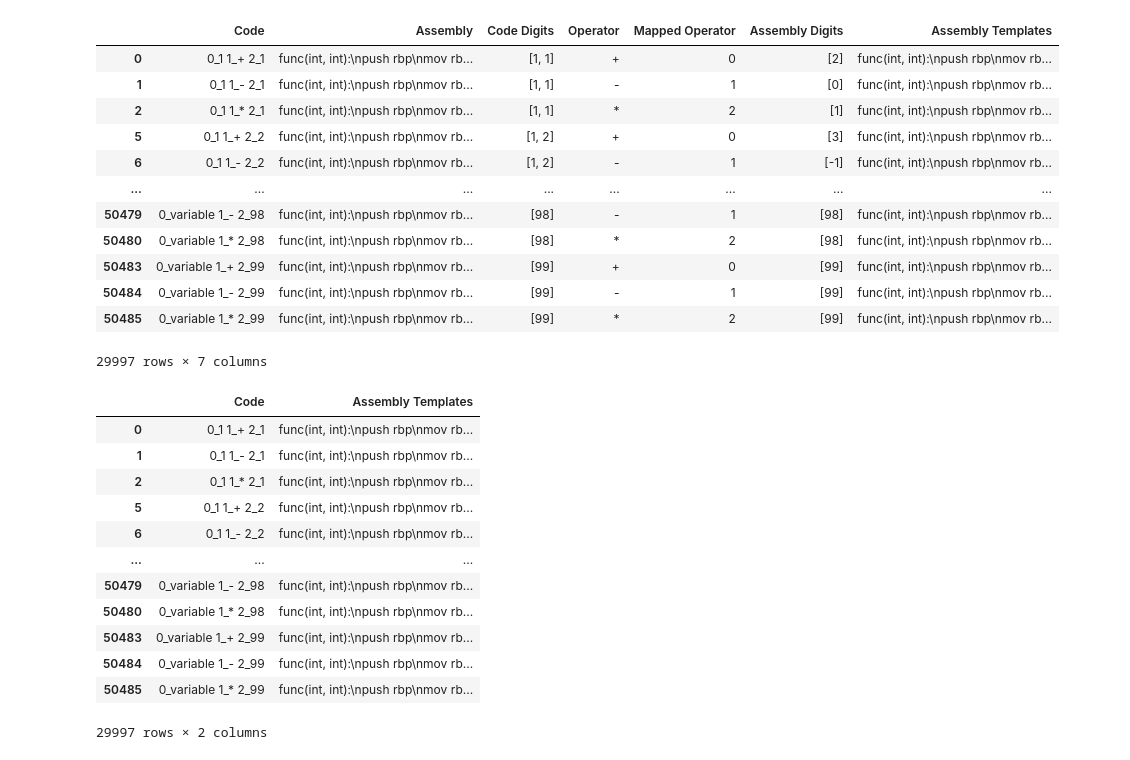
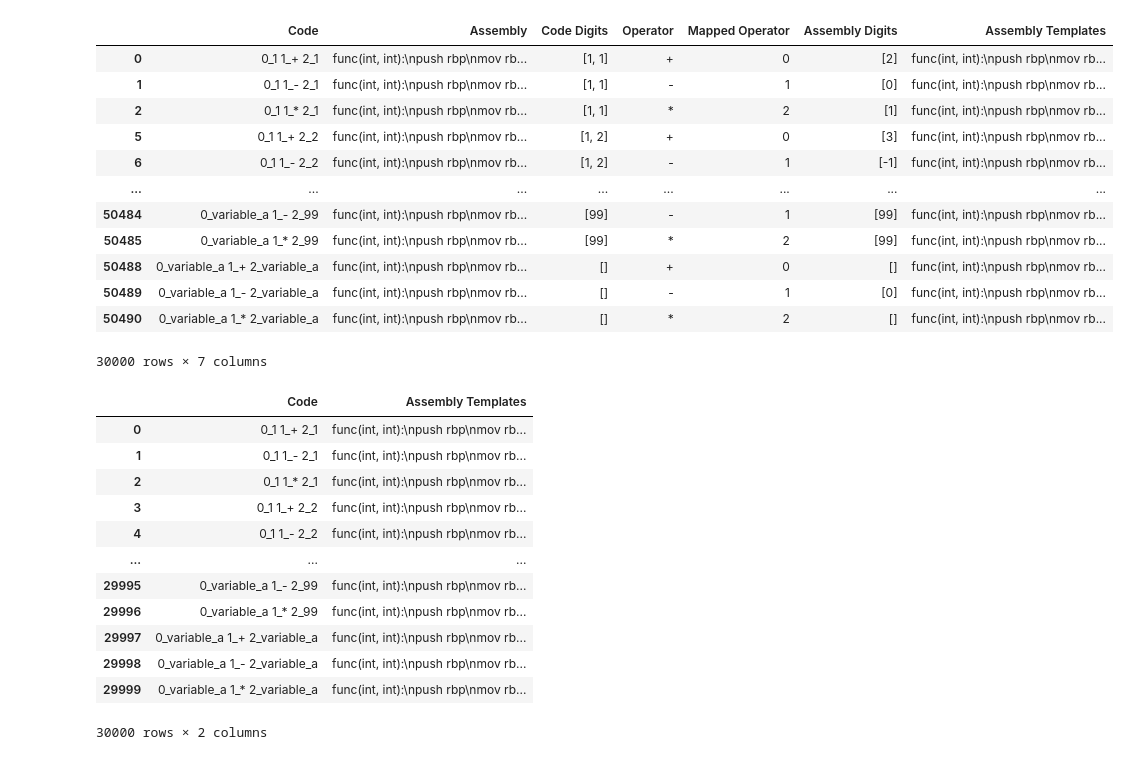
Before and after one commit to iownbey/ml-compiler, a Jupyter notebook: Compiler.ipynb, the cells around one changed output. Drawn from its saved outputs; the diff is of its cells as text; code cells hidden in the pictures.

```diff
--- a/Compiler.ipynb
+++ b/Compiler.ipynb
@@ -18,6 +18,6 @@ To enable the following instructions: AVX2 FMA, in other operations, rebuild Ten
 # %%
 data = pd.read_csv(
-    "./1-100 plus a and b.csv",
+    "./1-99 plus a and b.csv",
     names=["Code", "Assembly"])
 
 start_char = "Ø"
@@ -26,13 +26,14 @@ numerical_char = "✦"
 
 # Constrain data to constants or functions on a single variable, using the variable once
 data["Code"] = data["Code"].apply(lambda x: x.replace("int func(int a, int b)","int func()"))
-data = data[~data["Code"].str.contains(r' b |b;|a . a',regex=True)]
 # Fix function headers
 data["Code"] = data["Code"].apply(lambda x: x.replace("int func()","int func()") if re.search(r' a |a;',x) else x)
 # Add spaces around punctuation
 data["Code"] = data["Code"].apply(lambda x: re.sub(r'([\{\};\(\)\,])', r' \1 ', x))
 # normalize variable name to "variable"
-data["Code"] = data["Code"].apply(lambda x: x.replace(" a "," variable "))
+data["Code"] = data["Code"].apply(lambda x: x.replace(" a "," variable_a "))
+data = data[~data["Code"].str.contains(" b ")]
+#data["Code"] = data["Code"].apply(lambda x: x.replace(" b "," variable_b "))
 # Whitelist certain operators from the training set
 data = data[data["Code"].str.contains(r' \+ | \- | \* ', regex=True)]
 # pull digits for training
@@ -44,46 +45,45 @@ data["Code"] = data["Code"].apply(lambda x: re.sub(r' func| \{| \}| \(| \)|int|
 data["Operator"] = data["Code"].apply(lambda x: re.findall(r' [\+\-%*\/] ',x)[0])
 # Creates the lookup table from the Code templates and the processed assembly
 operator_lookup = data["Operator"].drop_duplicates().values.tolist()
 # Gets the operator index for each code sample
 data["Mapped Operator"] = data["Operator"].apply(lambda x: operator_lookup.index(x))
 
 # Strip the excess
 data["Code"] = data["Code"].apply(lambda x: x.replace("variable variable","variable"))
 # Adds positional data to the encodings
-def add_positiong_to_tokens(code):
+def add_positioning_to_tokens(code):
     tokens = code.split()
     for i in range(len(tokens)):
         tokens[i] = f"{i}_{tokens[i]}"
     return " ".join(tokens)
-data["Code"] = data["Code"].apply(lambda x: add_positiong_to_tokens(x))
+data["Code"] = data["Code"].apply(lambda x: add_positioning_to_tokens(x))
 
 # Convert assembly to "templates" which don't contain constant numbers derived from the code.
 # This vastly reduces the number of possible outputs for a given code line.
 # The model will manually fill in the template using data from the code after it has compiled it
 r_assembly_digit = r'(?<= )[\-]?\d+'
 data["Assembly Digits"] = data["Assembly"].apply(lambda x: re.findall(r_assembly_digit, x))
 data["Assembly Templates"] = data["Assembly"].apply(lambda x: re.sub(r_assembly_digit, numerical_char, x)) + f"\n{end_char}"
 
 data
 # %% [output]
 |  | Code | Assembly | Code Digits | Operator | Mapped Operator | Assembly Digits | Assembly Templates |
 | 0 | 0_1 1_+ 2_1 | func(int, int):\npush rbp\nmov rb... | [1, 1] | + | 0 | [2] | func(int, int):\npush rbp\nmov rb... |
 | 1 | 0_1 1_- 2_1 | func(int, int):\npush rbp\nmov rb... | [1, 1] | - | 1 | [0] | func(int, int):\npush rbp\nmov rb... |
 | 2 | 0_1 1_* 2_1 | func(int, int):\npush rbp\nmov rb... | [1, 1] | * | 2 | [1] | func(int, int):\npush rbp\nmov rb... |
 | 5 | 0_1 1_+ 2_2 | func(int, int):\npush rbp\nmov rb... | [1, 2] | + | 0 | [3] | func(int, int):\npush rbp\nmov rb... |
 | 6 | 0_1 1_- 2_2 | func(int, int):\npush rbp\nmov rb... | [1, 2] | - | 1 | [-1] | func(int, int):\npush rbp\nmov rb... |
 | ... | ... | ... | ... | ... | ... | ... | ... |
-| 50479 | 0_variable 1_- 2_98 | func(int, int):\npush rbp\nmov rb... | [98] | - | 1 | [98] | func(int, int):\npush rbp\nmov rb... |
-| 50480 | 0_variable 1_* 2_98 | func(int, int):\npush rbp\nmov rb... | [98] | * | 2 | [98] | func(int, int):\npush rbp\nmov rb... |
-| 50483 | 0_variable 1_+ 2_99 | func(int, int):\npush rbp\nmov rb... | [99] | + | 0 | [99] | func(int, int):\npush rbp\nmov rb... |
-| 50484 | 0_variable 1_- 2_99 | func(int, int):\npush rbp\nmov rb... | [99] | - | 1 | [99] | func(int, int):\npush rbp\nmov rb... |
-| 50485 | 0_variable 1_* 2_99 | func(int, int):\npush rbp\nmov rb... | [99] | * | 2 | [99] | func(int, int):\npush rbp\nmov rb... |
+| 50484 | 0_variable_a 1_- 2_99 | func(int, int):\npush rbp\nmov rb... | [99] | - | 1 | [99] | func(int, int):\npush rbp\nmov rb... |
+| 50485 | 0_variable_a 1_* 2_99 | func(int, int):\npush rbp\nmov rb... | [99] | * | 2 | [99] | func(int, int):\npush rbp\nmov rb... |
+| 50488 | 0_variable_a 1_+ 2_variable_a | func(int, int):\npush rbp\nmov rb... | [] | + | 0 | [] | func(int, int):\npush rbp\nmov rb... |
+| 50489 | 0_variable_a 1_- 2_variable_a | func(int, int):\npush rbp\nmov rb... | [] | - | 1 | [0] | func(int, int):\npush rbp\nmov rb... |
+| 50490 | 0_variable_a 1_* 2_variable_a | func(int, int):\npush rbp\nmov rb... | [] | * | 2 | [] | func(int, int):\npush rbp\nmov rb... |
-29997 rows × 7 columns
+30000 rows × 7 columns
 # %%
 gen_data = pd.concat([data["Code"],data["Assembly Templates"]],axis=1)
 gen_data = gen_data.drop_duplicates()
-
-gen_data.reset_index(drop=True)
+gen_data = gen_data.reset_index(drop=True)
 
 gen_data
 # %% [output]
@@ -91,15 +91,15 @@ gen_data
 | 0 | 0_1 1_+ 2_1 | func(int, int):\npush rbp\nmov rb... |
 | 1 | 0_1 1_- 2_1 | func(int, int):\npush rbp\nmov rb... |
 | 2 | 0_1 1_* 2_1 | func(int, int):\npush rbp\nmov rb... |
-| 5 | 0_1 1_+ 2_2 | func(int, int):\npush rbp\nmov rb... |
-| 6 | 0_1 1_- 2_2 | func(int, int):\npush rbp\nmov rb... |
+| 3 | 0_1 1_+ 2_2 | func(int, int):\npush rbp\nmov rb... |
+| 4 | 0_1 1_- 2_2 | func(int, int):\npush rbp\nmov rb... |
 | ... | ... | ... |
-| 50479 | 0_variable 1_- 2_98 | func(int, int):\npush rbp\nmov rb... |
-| 50480 | 0_variable 1_* 2_98 | func(int, int):\npush rbp\nmov rb... |
-| 50483 | 0_variable 1_+ 2_99 | func(int, int):\npush rbp\nmov rb... |
-| 50484 | 0_variable 1_- 2_99 | func(int, int):\npush rbp\nmov rb... |
-| 50485 | 0_variable 1_* 2_99 | func(int, int):\npush rbp\nmov rb... |
+| 29995 | 0_variable_a 1_- 2_99 | func(int, int):\npush rbp\nmov rb... |
+| 29996 | 0_variable_a 1_* 2_99 | func(int, int):\npush rbp\nmov rb... |
+| 29997 | 0_variable_a 1_+ 2_variable_a | func(int, int):\npush rbp\nmov rb... |
+| 29998 | 0_variable_a 1_- 2_variable_a | func(int, int):\npush rbp\nmov rb... |
+| 29999 | 0_variable_a 1_* 2_variable_a | func(int, int):\npush rbp\nmov rb... |
-29997 rows × 2 columns
+30000 rows × 2 columns
 # %%
 set_length = 0
 for a in gen_data["Assembly Templates"]:
```
Also changed, not shown: parts of 6 cells of this notebook.
